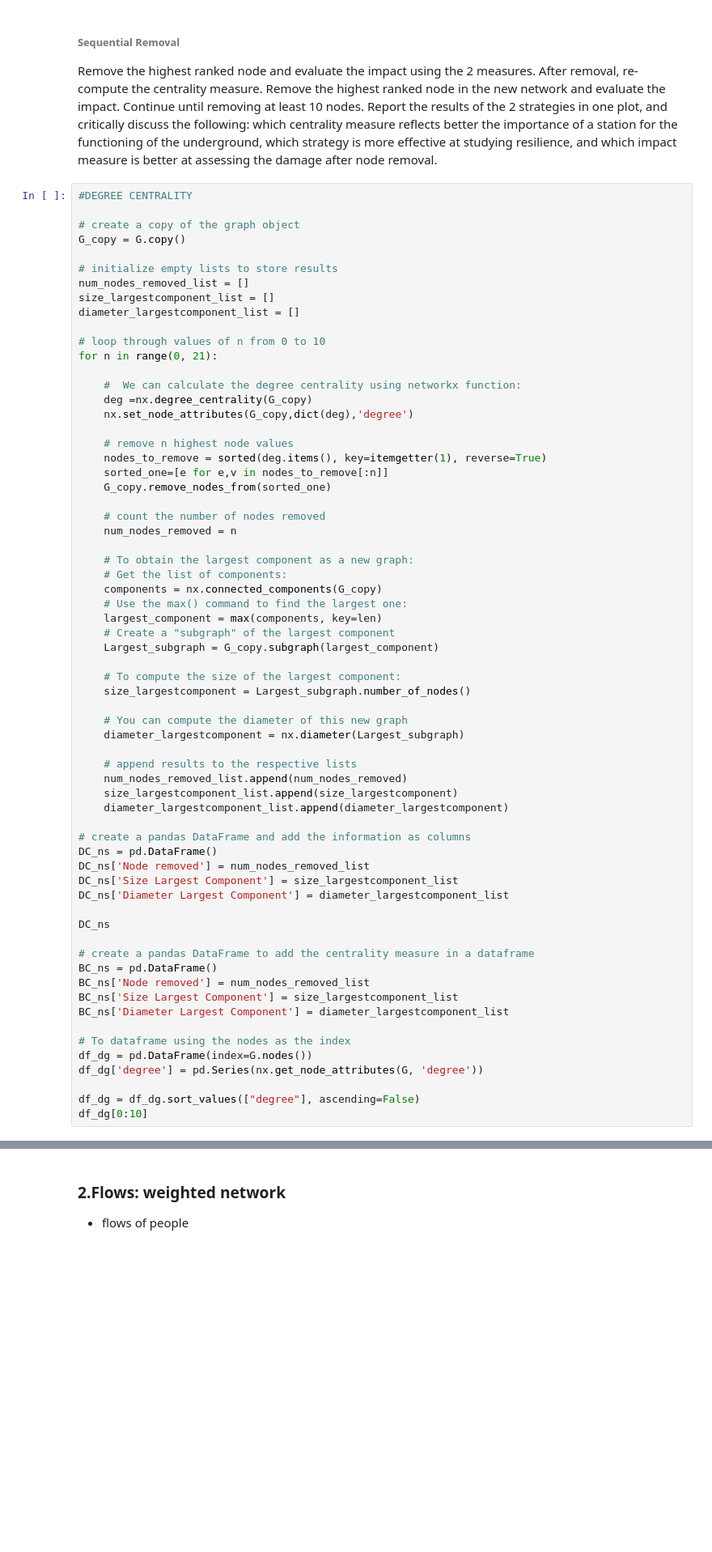
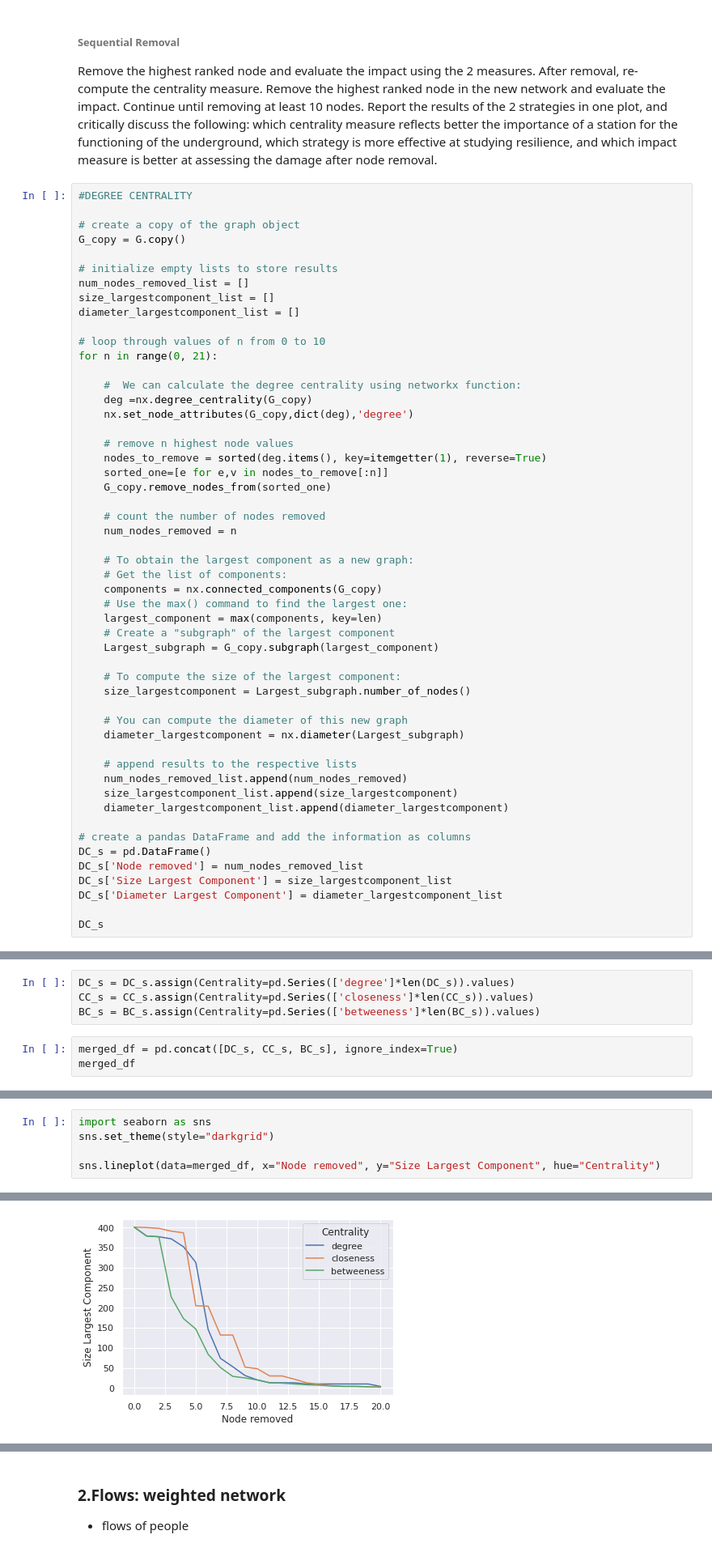
Before and after one commit to brfelipealmeida/LondonTubeNetwork, a Jupyter notebook: Code.ipynb, the cells around one changed output, grey strips where cells are left out. Shown at 81% size. Saved outputs shown, nothing was run; the diff lists cells and outputs as text; blank space fills up the shorter version.

```diff
--- a/Code.ipynb
+++ b/Code.ipynb
@@ -931,22 +931,9 @@ for n in range(0, 21):
     diameter_largestcomponent_list.append(diameter_largestcomponent)
 
 # create a pandas DataFrame and add the information as columns
-DC_ns = pd.DataFrame()
-DC_ns['Node removed'] = num_nodes_removed_list
-DC_ns['Size Largest Component'] = size_largestcomponent_list
-DC_ns['Diameter Largest Component'] = diameter_largestcomponent_list
+DC_s = pd.DataFrame()
+DC_s['Node removed'] = num_nodes_removed_list
+DC_s['Size Largest Component'] = size_largestcomponent_list
+DC_s['Diameter Largest Component'] = diameter_largestcomponent_list
 
-DC_ns
-
-# create a pandas DataFrame to add the centrality measure in a dataframe
-BC_ns = pd.DataFrame()
-BC_ns['Node removed'] = num_nodes_removed_list
-BC_ns['Size Largest Component'] = size_largestcomponent_list
-BC_ns['Diameter Largest Component'] = diameter_largestcomponent_list
-
-# To dataframe using the nodes as the index
-df_dg = pd.DataFrame(index=G.nodes())
-df_dg['degree'] = pd.Series(nx.get_node_attributes(G, 'degree'))
-
-df_dg = df_dg.sort_values(["degree"], ascending=False)
-df_dg[0:10]
+DC_s
@@ -952,0 +1104,7 @@ df_dg[0:10]
+# %%
+DC_s = DC_s.assign(Centrality=pd.Series(['degree']*len(DC_s)).values)
+CC_s = CC_s.assign(Centrality=pd.Series(['closeness']*len(CC_s)).values)
+BC_s = BC_s.assign(Centrality=pd.Series(['betweeness']*len(BC_s)).values)
+# %%
+merged_df = pd.concat([DC_s, CC_s, BC_s], ignore_index=True)
+merged_df
@@ -952,0 +1125,6 @@ df_dg[0:10]
+# %%
+import seaborn as sns
+sns.set_theme(style="darkgrid")
+
+sns.lineplot(data=merged_df, x="Node removed", y="Size Largest Component", hue="Centrality")
+# %% [output]
@@ -952,0 +1132 @@ df_dg[0:10]
+[figure, added]
```
Also changed, not shown: parts of 20 cells of this notebook, 6 other files.
